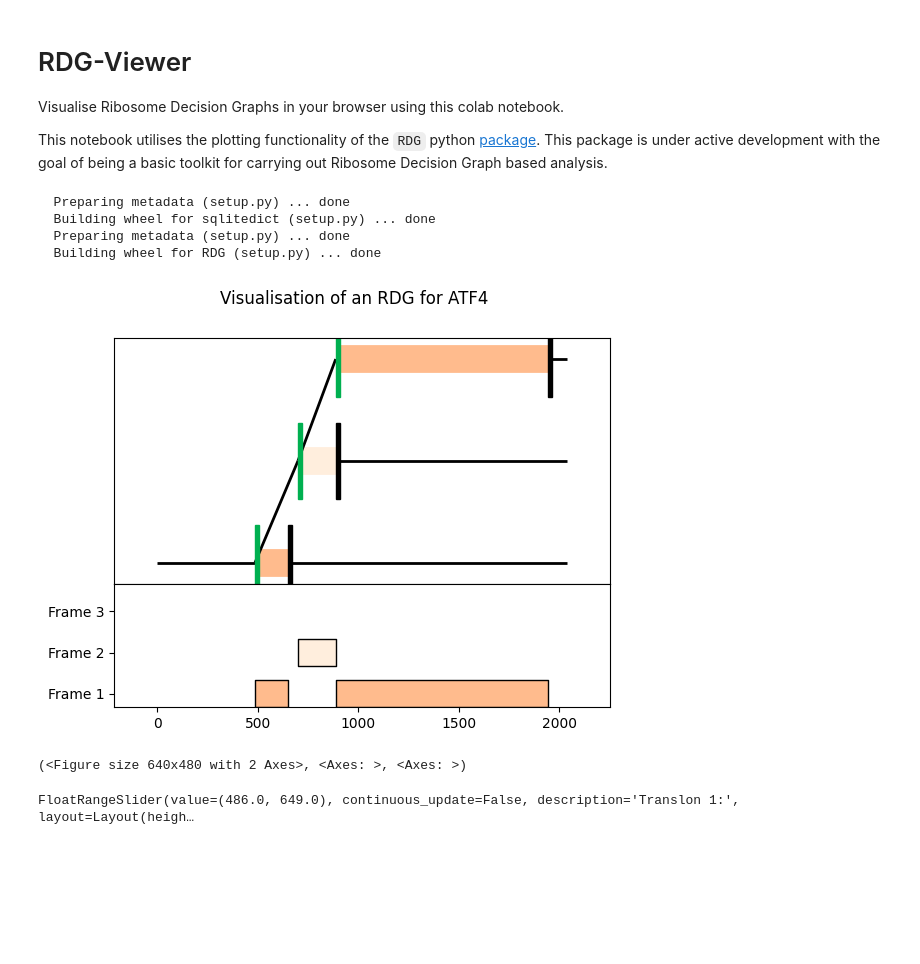
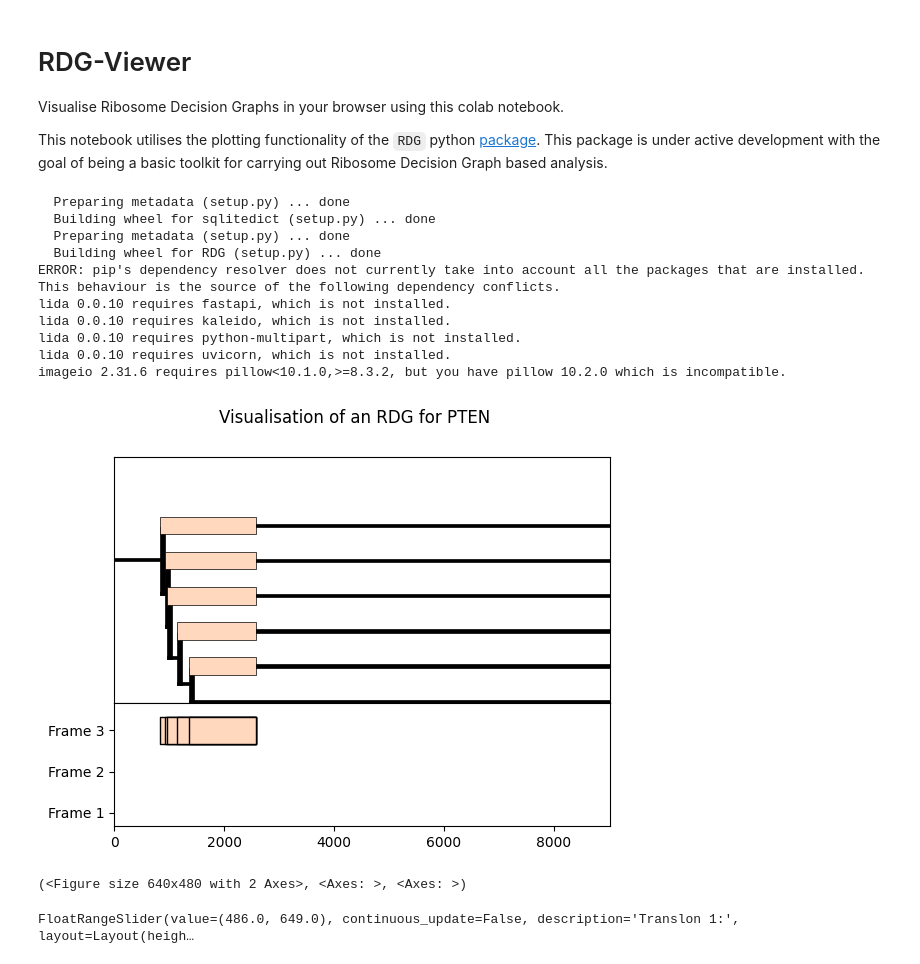
Before and after one commit to JackCurragh/RDG-Viewer, a Jupyter notebook: RDG_Viewer.ipynb, the cells around one changed output. Cells and saved outputs as stored; diff of their text form; code cells hidden in the pictures; blank space fills up the shorter version.

```diff
--- a/RDG_Viewer.ipynb
+++ b/RDG_Viewer.ipynb
@@ -14,16 +14,16 @@ This notebook utilises the plotting functionality of the `RDG` python [package](
 
 #@markdown Run this step by clicking the <b>Play</b> button on the left
 
-!pip install -q sqlitedict matplotlib networkx;
+!pip install -q sqlitedict matplotlib networkx gget;
 !pip install -q git+https://github.com/JackCurragh/RDG.git;
 
 from RDG import plot, RDG
 
 no_node_color_dict = {
     "edge_colors": {
-        "frame0": "#ffbb8d",
-        "frame1": "#ffeedd",
-        "frame2": "#ffd8be"
+        0: "#ffbb8d",
+        1: "#ffeedd",
+        2: "#ffd8be"
         },
     "node_colors": {
         "startpoint": "#000000",
@@ -38,6 +38,12 @@ no_node_color_dict = {
   Building wheel for sqlitedict (setup.py) ... done
   Preparing metadata (setup.py) ... done
   Building wheel for RDG (setup.py) ... done
+ERROR: pip's dependency resolver does not currently take into account all the packages that are installed. This behaviour is the source of the following dependency conflicts.
+lida 0.0.10 requires fastapi, which is not installed.
+lida 0.0.10 requires kaleido, which is not installed.
+lida 0.0.10 requires python-multipart, which is not installed.
+lida 0.0.10 requires uvicorn, which is not installed.
+imageio 2.31.6 requires pillow<10.1.0,>=8.3.2, but you have pillow 10.2.0 which is incompatible.
 # %%
 #@title 2. Build & Visualise Ribosome Decsion Graph
 
@@ -48,8 +54,8 @@ no_node_color_dict = {
 #@markdown will obtain greatly differnt graphs. Fill in the fields below to
 #@markdown set the 'rules' for this graph as well as other visualisation paramaters
 
-Locus_Name = "ATF4"  #@param {type:"string"}
-Transcript_length = 2041 #@param {type:"integer"}
+Locus_Name = "PTEN"  #@param {type:"string"}
+Transcript_length = 9027 #@param {type:"integer"}
 
 Allow_reinitiation = False #@param {type:"boolean"}
 
@@ -59,39 +65,39 @@ Allow_reinitiation = False #@param {type:"boolean"}
 #@markdown Leave a field blank if you do not require all 5 Translons
 
 #@markdown <b>Note:</b> the quotation marks look after themselves
-Translon_1 = "486, 649"  #@param {type:"string"}
-Translon_2 = "700, 891"  #@param {type:"string"}
-Translon_3 = "888, 1943"  #@param {type:"string"}
-Translon_4 = ""  #@param {type:"string"}
-Translon_5 = ""  #@param {type:"string"}
+Translon_1 = "1358, 2570"  #@param {type:"string"}
+Translon_2 = "839, 2570"  #@param {type:"string"}
+Translon_3 = "920, 2570"  #@param {type:"string"}
+Translon_4 = "965, 2570"  #@param {type:"string"}
+Translon_5 = "1142, 2570"  #@param {type:"string"}
 
 Translons = {
     "Translon 1": Translon_1,
     "Translon 2": Translon_2,
     "Translon 3": Translon_3,
     "Translon 4": Translon_4,
     "Translon 5": Translon_5,
     }
 
 g = RDG(name=Locus_Name, locus_stop=Transcript_length)
 
 
 for translon in Translons:
   if Translons[translon] != "":
     try:
       start_stop = [int(i) for i in Translons[translon].split(", ")]
     except:
       raise Exception("Translon 1 Start or Stop Codon position is invalid")
 
     g.add_open_reading_frame(
         start_codon_position=int(start_stop[0]),
         stop_codon_position=int(start_stop[1]),
         reinitiation=Allow_reinitiation
         )
 
 plot(g, color_dict=no_node_color_dict)
 # %% [output]
-[figure, old version]
+[figure, new version]
 (<Figure size 640x480 with 2 Axes>, <Axes: >, <Axes: >)
 # %%
 #@title 2 v2. Build Visualise Ribosome Decsion Graph
```
Also changed, not shown: parts of 4 cells of this notebook.
